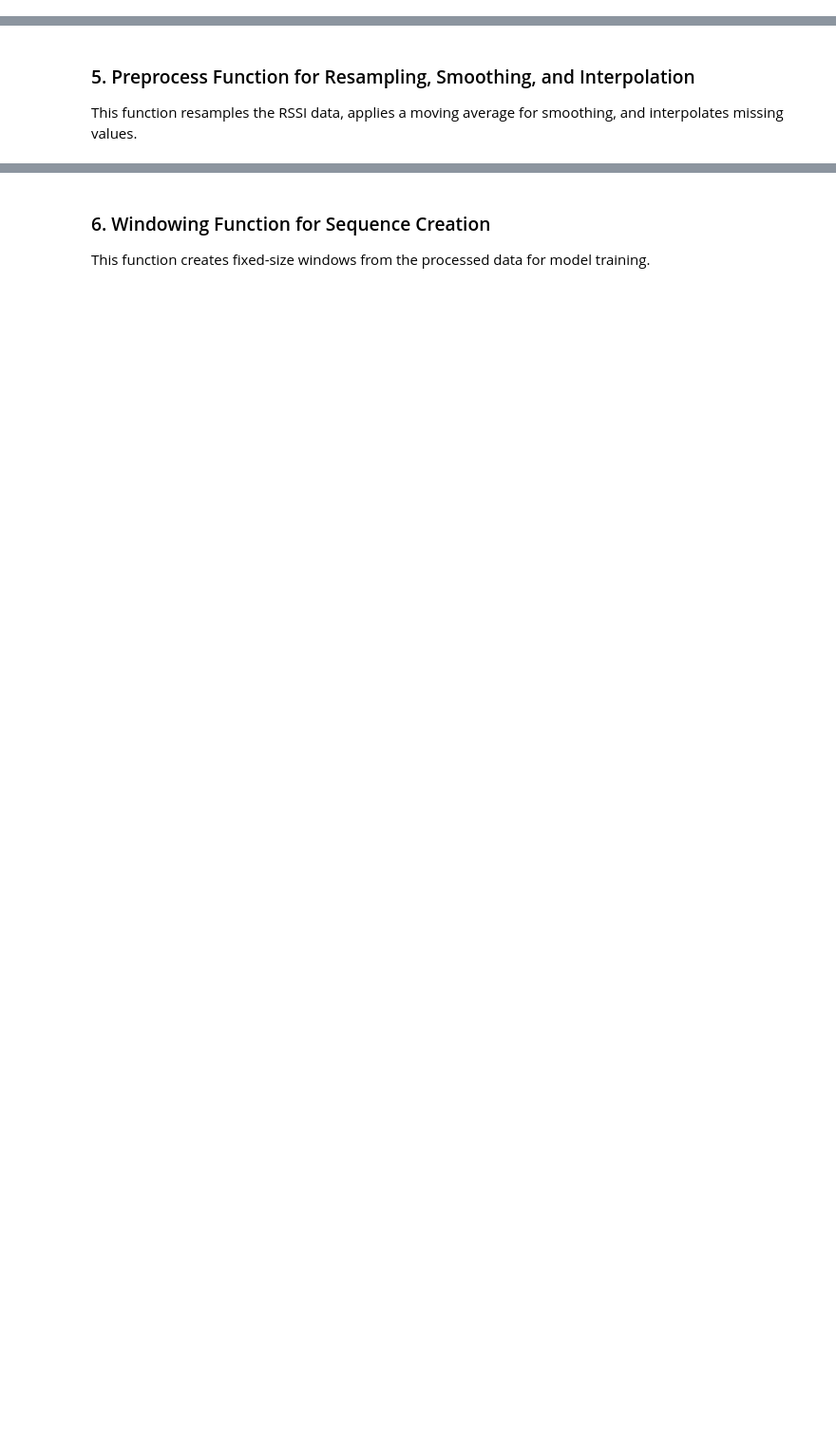
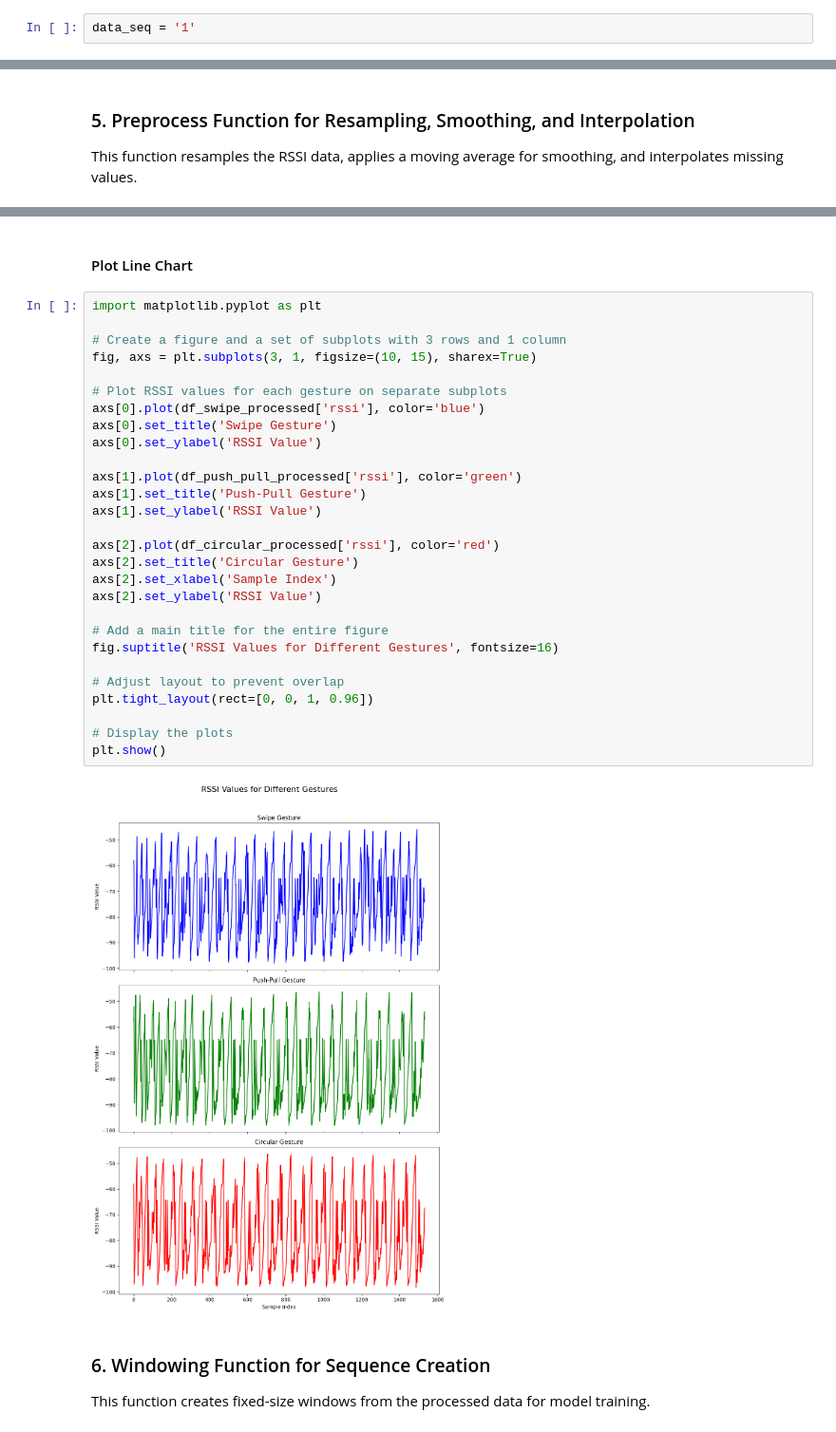
Before and after one commit to RoYKalyan/Hand-Gesture-Recognition, a Jupyter notebook: scripts/preprocessor.ipynb, the cells around one changed output, grey strips where cells are left out. Shown at 95% size. Saved outputs shown, nothing was run; the diff lists cells and outputs as text; blank space fills up the shorter version.

```diff
--- a/scripts/preprocessor.ipynb
+++ b/scripts/preprocessor.ipynb
@@ -11,3 +18,5 @@ from datetime import datetime
+# %%
+data_seq = '1'
 # %% [markdown]
 ### 2. Define Constants and Directories
 # %%
@@ -158,3 +233,35 @@ def preprocess_rssi_data(df, resample_interval='10ms'):
+# %% [markdown]
+#### Plot Line Chart
+# %%
+import matplotlib.pyplot as plt
+
+# Create a figure and a set of subplots with 3 rows and 1 column
+fig, axs = plt.subplots(3, 1, figsize=(10, 15), sharex=True)
+
+# Plot RSSI values for each gesture on separate subplots
+axs[0].plot(df_swipe_processed['rssi'], color='blue')
+axs[0].set_title('Swipe Gesture')
+axs[0].set_ylabel('RSSI Value')
+
+axs[1].plot(df_push_pull_processed['rssi'], color='green')
+axs[1].set_title('Push-Pull Gesture')
+axs[1].set_ylabel('RSSI Value')
+
+axs[2].plot(df_circular_processed['rssi'], color='red')
+axs[2].set_title('Circular Gesture')
+axs[2].set_xlabel('Sample Index')
+axs[2].set_ylabel('RSSI Value')
+
+# Add a main title for the entire figure
+fig.suptitle('RSSI Values for Different Gestures', fontsize=16)
+
+# Adjust layout to prevent overlap
+plt.tight_layout(rect=[0, 0, 1, 0.96])
+
+# Display the plots
+plt.show()
+# %% [output]
+[figure, added]
 # %% [markdown]
 ### 6. Windowing Function for Sequence Creation
 This function creates fixed-size windows from the processed data for model training.
```
Also changed, not shown: parts of 11 cells of this notebook, 19 other files.
